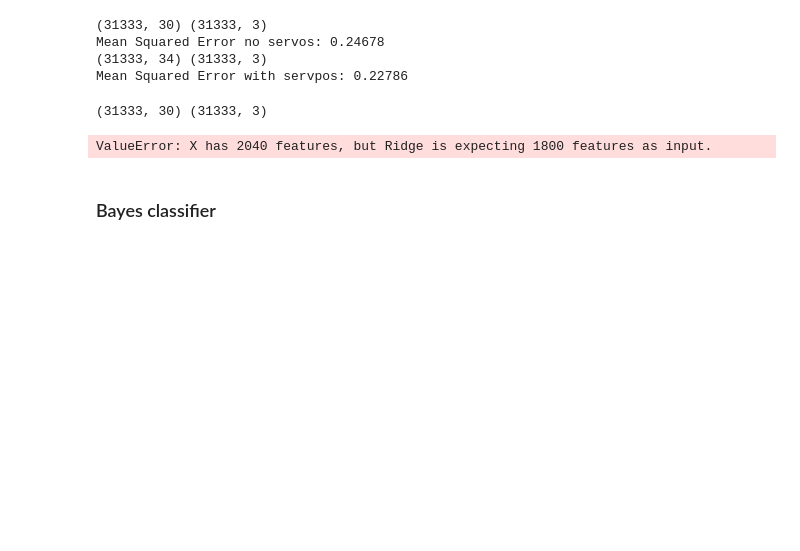
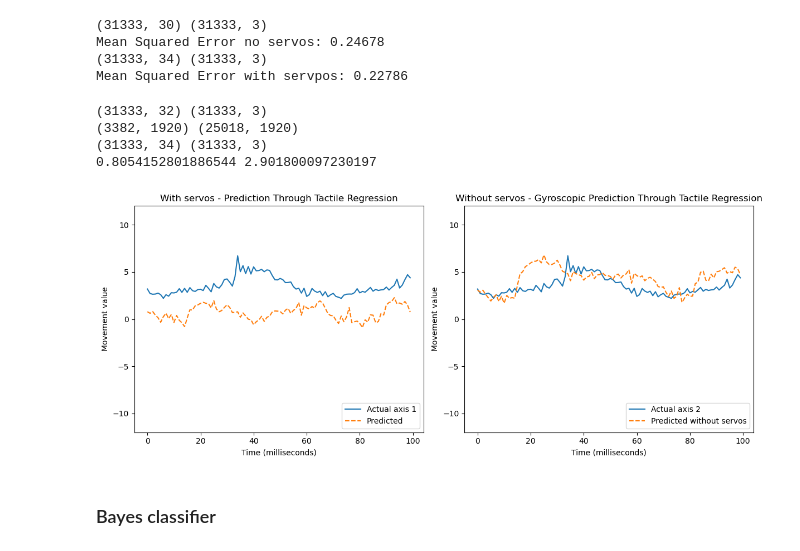
Before and after one commit to shepai/TactileSensor, a Jupyter notebook: Code/Data collection/robot/excel.ipynb, the cells around one changed output. Saved outputs shown, nothing was run; the diff lists cells and outputs as text; code cells hidden in the pictures; blank space fills up the shorter version.

```diff
--- a/Code/Data collection/robot/excel.ipynb
+++ b/Code/Data collection/robot/excel.ipynb
@@ -859,14 +859,39 @@ Mean Squared Error no servos: 0.24678
 Mean Squared Error with servpos: 0.22786
 # %%
 #get ramp data
+X,y=sort_data("Smooth_ramp1_d5_raw_L.csv",0,servos=0)
+X1,y1=sort_data("Smooth_ramp1_d5_raw_R.csv",0,servos=0)
+X_ramp=np.concatenate((X,X1),axis=0)
+y_ramp=np.concatenate((y,y1),axis=0)
+X_ramp1,y_ramp1=gen_temporal_data(X,y,60)
+
 X,y=sort_data("Smooth_ramp1_d5_raw_L.csv",0,servos=1)
 X1,y1=sort_data("Smooth_ramp1_d5_raw_R.csv",0,servos=1)
 X_ramp=np.concatenate((X,X1),axis=0)
 y_ramp=np.concatenate((y,y1),axis=0)
-X_ramp,y_ramp=gen_temporal_data(X,y,60)
+X_ramp2,y_ramp2=gen_temporal_data(X,y,60)
 
 #train without servos
-X,y=genDataSet(True,False,ramp=0,servos=0)
+X,y=genDataSet(0,False,ramp=0,servos=0)
+X_,y_=gen_temporal_data(X,y,60)
+
+X_train, X_test, Y_train, Y_test = train_test_split_norm(X_, y_, test_size=0.2, random_state=42)
+#X_train, X_test, Y_train, Y_test = train_test_split(X_, y_, test_size=0.2, random_state=42)
+# Create a Ridge Regression model
+alpha = 1.0  # Ridge regularization parameter (adjust as needed)
+ridge_model = Ridge(alpha=alpha)
+#ridge_model = LinearRegression(positive=True)
+# Fit the model to the training data
+ridge_model.fit(X_train, Y_train)
+print(X_ramp1.shape,X_train.shape)
+# Make predictions on the test data
+Y_pred1 = ridge_model.predict(X_ramp1)
+
+# Calculate Mean Squared Error (MSE) to evaluate the model
+mse1 = mean_squared_error(y_ramp1, Y_pred1)
+
+#train with servos
+X,y=genDataSet(0,False,ramp=0,servos=1)
 X_,y_=gen_temporal_data(X,y,60)
 
 X_train, X_test, Y_train, Y_test = train_test_split_norm(X_, y_, test_size=0.2, random_state=42)
@@ -879,29 +904,10 @@ ridge_model = Ridge(alpha=alpha)
 ridge_model.fit(X_train, Y_train)
 
 # Make predictions on the test data
-Y_pred1 = ridge_model.predict(X_ramp)
+Y_pred2 = ridge_model.predict(X_ramp2)
 
 # Calculate Mean Squared Error (MSE) to evaluate the model
-mse1 = mean_squared_error(y_ramp, Y_pred1)
-
-#train with servos
-X,y=genDataSet(True,False,ramp=0,servos=1)
-X_,y_=gen_temporal_data(X,y,60)
-
-X_train, X_test, Y_train, Y_test = train_test_split_norm(X_, y_, test_size=0.2, random_state=42)
-#X_train, X_test, Y_train, Y_test = train_test_split(X_, y_, test_size=0.2, random_state=42)
-# Create a Ridge Regression model
-alpha = 1.0  # Ridge regularization parameter (adjust as needed)
-ridge_model = Ridge(alpha=alpha)
-#ridge_model = LinearRegression(positive=True)
-# Fit the model to the training data
-ridge_model.fit(X_train, Y_train)
-
-# Make predictions on the test data
-Y_pred2 = ridge_model.predict(X_ramp)
-
-# Calculate Mean Squared Error (MSE) to evaluate the model
-mse2 = mean_squared_error(y_ramp, Y_pred2)
+mse2 = mean_squared_error(y_ramp2, Y_pred2)
 
 print(mse1,mse2)
 start = 100
@@ -910,38 +916,41 @@ axis = 1
 
 # Plot for Training Data
 Y_pred_train = ridge_model.predict(X_train)
 
 fig, axs = plt.subplots(1, 2, figsize=(12, 5))
 
 # Subplot 1 - Training Data
 axs[0].plot(y_ramp[:, axis][start:end], label="Actual axis 1")
-axs[0].plot(Y_pred2[:, axis][start:end], "--", label="Predicted with servos")
+axs[0].plot(Y_pred2[:, axis][start:end], "--", label="Predicted")
 
 
 axs[0].set_ylim([-12,12])
-axs[0].set_title("Training Data - Prediction Through Tactile Regression")
+axs[0].set_title("With servos - Prediction Through Tactile Regression")
 axs[0].set_ylabel("Movement value")
 axs[0].set_xlabel("Time (milliseconds)")
 axs[0].legend(loc="lower right")
 
 # Plot for Testing Data
 Y_pred_test = ridge_model.predict(X_test)
 
 # Subplot 2 - Testing Data
 axs[1].plot(y_ramp[:, axis][start:end], label="Actual axis 2")
 axs[1].plot(Y_pred1[:, axis][start:end], "--", label="Predicted without servos")
 
 axs[1].set_ylim([-12,12])
-axs[1].set_title("Testing Data - Gyroscopic Prediction Through Tactile Regression")
+axs[1].set_title("Without servos - Gyroscopic Prediction Through Tactile Regression")
 axs[1].set_ylabel("Movement value")
 axs[1].set_xlabel("Time (milliseconds)")
 axs[1].legend(loc="lower right")
 
 plt.tight_layout()
 plt.show()
 # %% [output]
-(31333, 30) (31333, 3)
+(31333, 32) (31333, 3)
+(3382, 1920) (25018, 1920)
+(31333, 34) (31333, 3)
+0.8054152801886544 2.901800097230197
-ValueError: X has 2040 features, but Ridge is expecting 1800 features as input.
+[figure, added]
 # %% [markdown]
 ### Bayes classifier
 # %% [markdown]
```
